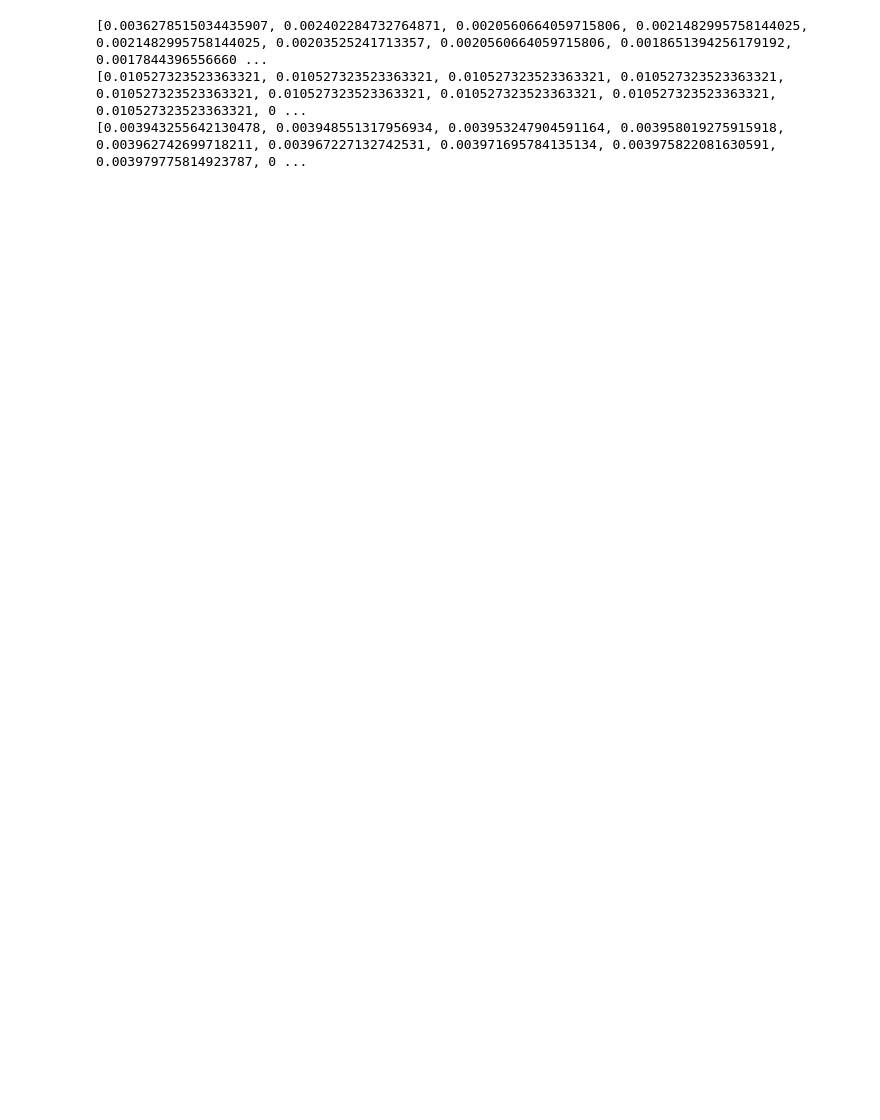
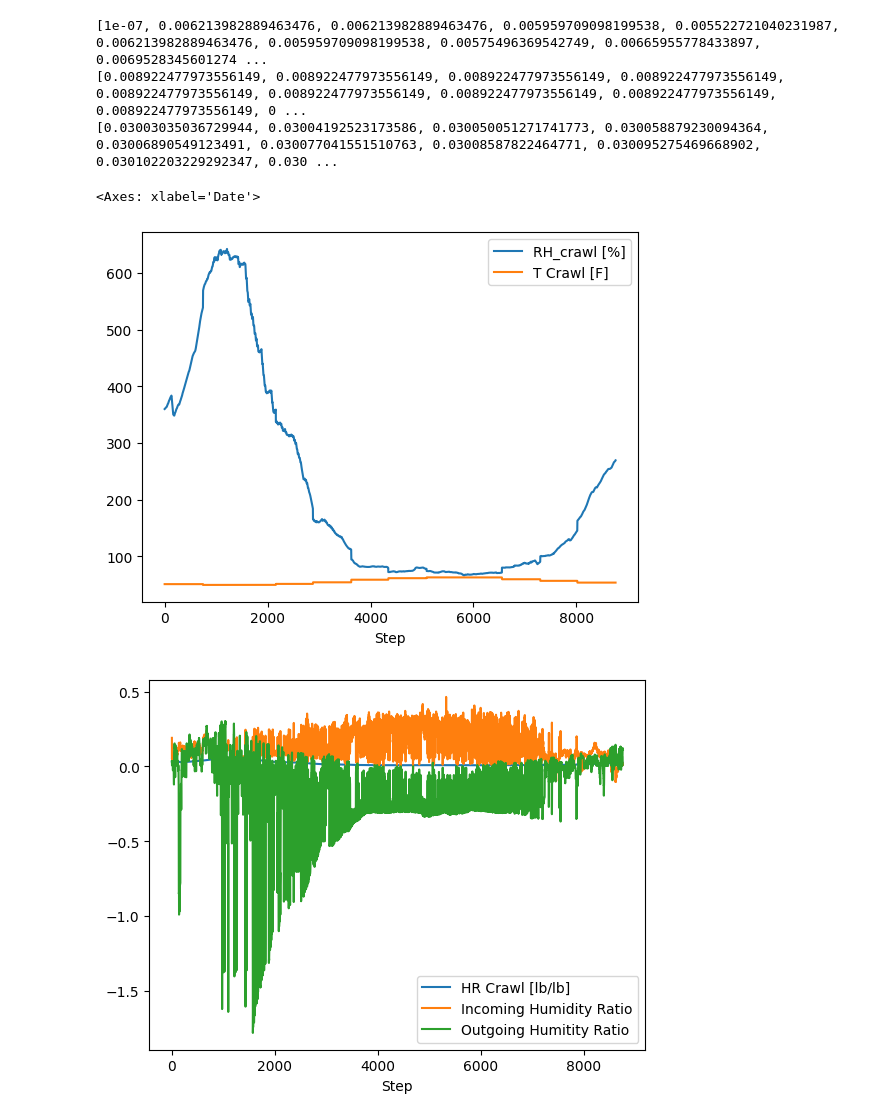
Before and after one commit to Phius-ResearchComittee/Misc-_Calcs, a Jupyter notebook: Hygro Sidequest/hygro crawlspace.ipynb, the cells around one changed output. Drawn from its saved outputs; the diff is of its cells as text; code cells hidden in the pictures; blank space fills up the shorter version.

```diff
--- a/Hygro Sidequest/hygro crawlspace.ipynb
+++ b/Hygro Sidequest/hygro crawlspace.ipynb
@@ -2,13 +2,13 @@
 import pandas as pd
 import psychrolib
 # %%
-df = pd.read_csv("C:/Users/amitc_crl/Downloads/2743 Hygro CONTAM - For Python (1).csv")
+df = pd.read_csv("C:/Users/amitc_crl/Downloads/2743 Hygro CONTAM - 2838.csv")
 
 df.head()
 
 psychrolib.SetUnitSystem(psychrolib.IP)
 
-pressure = psychrolib.GetStandardAtmPressure(5000)
+pressure = psychrolib.GetStandardAtmPressure(580)
 
 
 DB_out = list(df['Outer DB [°F]'])
@@ -39,40 +39,56 @@ inf_flow = list(df['Infiltration [cfm]'])
 house_flow = list(df['From House [cfm]'])
 
 
-hr_init = 0.00393608952268931
-crawl_volume = 5996
+hr_init = 0.03
+crawl_volume = 7500
 
 HR_crawl = []
+in_HR= []
+out_HR = []
 
 for step in range(len(DB_in)):
     incoming_HR = ((inf_flow[step]*HR_out[step]) + (house_flow[step]*HR_in[step]))
     outgoing_HR = (((inf_flow[step]) + (house_flow[step])) * hr_init)
     hr_crawl = ((crawl_volume*hr_init) + incoming_HR - outgoing_HR)/(crawl_volume)
     hr_init = hr_crawl
     HR_crawl.append(hr_crawl)
+    in_HR.append(incoming_HR)
+    out_HR.append(-1*outgoing_HR)
 
 print(HR_crawl)
 
 DB_crawl = list(df['Avg Crawl DB [°F]'])
 
 RH_crawl = []
 
 for step in range(len(DB_in)):
     rh_crawl = ((psychrolib.GetRelHumFromHumRatio(DB_crawl[step],HR_crawl[step],pressure))*100)
     RH_crawl.append(rh_crawl)
 
-print(RH_crawl)
+print(len(RH_crawl))
+print(len(list(range(0,8761,1))))
 
 d={'T Crawl [F]':DB_crawl,
    'HR Crawl [lb/lb]':HR_crawl,
-   'RH_crawl [%]':RH_crawl}
+   'RH_crawl [%]':RH_crawl,
+   'Incoming Humidity Ratio':in_HR,
+   'Outgoing Humitity Ratio':out_HR,
+   'Step':(list(range(0,8761,1)))}
 
 df2 = pd.DataFrame.from_dict(d)
 
 df2.head()
 
-df2.to_csv('RH crawl output 2816.csv')
+df2.to_csv('RH crawl output 2838.csv')
+
+df2.plot(x='Step', y=['RH_crawl [%]','T Crawl [F]'] , kind='line')
+df2.plot(x='Step', y=['HR Crawl [lb/lb]','Incoming Humidity Ratio','Outgoing Humitity Ratio'] , kind='line')
+df.plot(x='Date', y=['From House [cfm]', 'Infiltration [cfm]'], kind='line')
+df.plot(x='Date', y=['Outer DB [°F]', 'Outer RH [%]'], kind='line')
 # %% [output]
-[0.0036278515034435907, 0.002402284732764871, 0.0020560664059715806, 0.0021482995758144025, 0.0021482995758144025, 0.00203525241713357, 0.0020560664059715806, 0.0018651394256179192, 0.0017844396556660 ...
-[0.010527323523363321, 0.010527323523363321, 0.010527323523363321, 0.010527323523363321, 0.010527323523363321, 0.010527323523363321, 0.010527323523363321, 0.010527323523363321, 0.010527323523363321, 0 ...
-[0.003943255642130478, 0.003948551317956934, 0.003953247904591164, 0.003958019275915918, 0.003962742699718211, 0.003967227132742531, 0.003971695784135134, 0.003975822081630591, 0.003979775814923787, 0 ...
+[1e-07, 0.006213982889463476, 0.006213982889463476, 0.005959709098199538, 0.005522721040231987, 0.006213982889463476, 0.005959709098199538, 0.00575496369542749, 0.00665955778433897, 0.0069528345601274 ...
+[0.008922477973556149, 0.008922477973556149, 0.008922477973556149, 0.008922477973556149, 0.008922477973556149, 0.008922477973556149, 0.008922477973556149, 0.008922477973556149, 0.008922477973556149, 0 ...
+[0.03003035036729944, 0.03004192523173586, 0.030050051271741773, 0.030058879230094364, 0.03006890549123491, 0.030077041551510763, 0.03008587822464771, 0.030095275469668902, 0.030102203229292347, 0.030 ...
+<Axes: xlabel='Date'>
+[figure, added]
+[figure, added]
```
Also changed, not shown: parts of 1 cell of this notebook, 5 other files.
